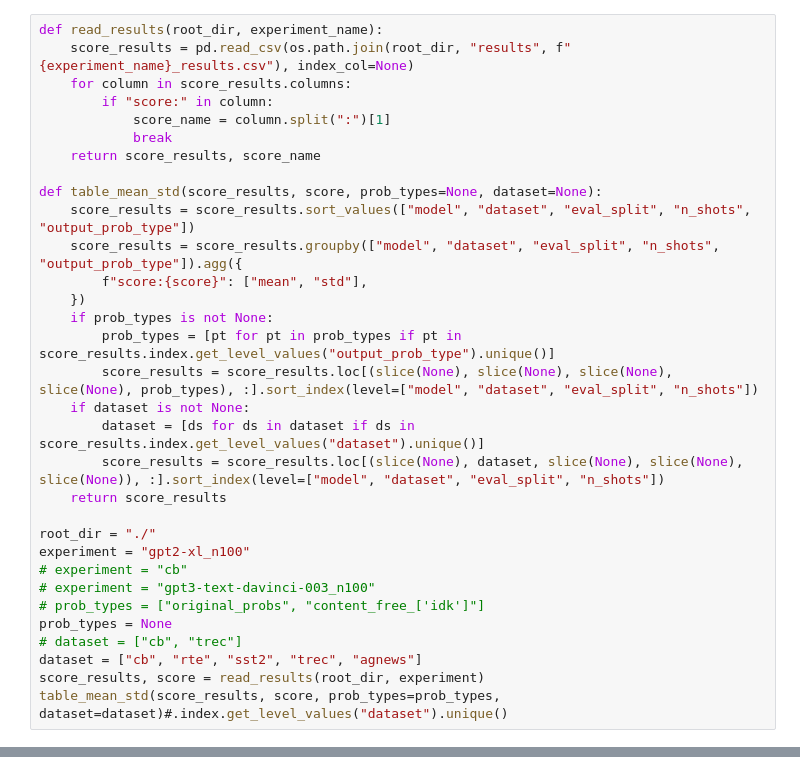
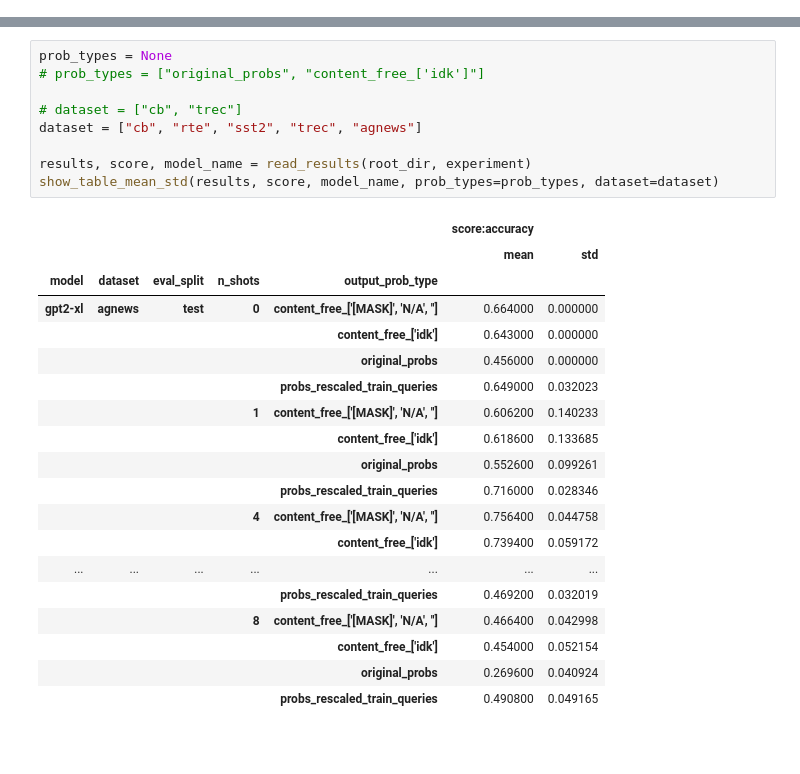
Before and after one commit to LautaroEst/efficient-reestimation, a Jupyter notebook: tables.ipynb, the cells around one changed output, grey strips where cells are left out. Saved outputs shown, nothing was run; the diff lists cells and outputs as text; blank space fills up the shorter version.

```diff
--- a/tables.ipynb
+++ b/tables.ipynb
@@ -7,32 +0,0 @@ import numpy as np
-# %%
-def read_results(root_dir, experiment_name):
-    score_results = pd.read_csv(os.path.join(root_dir, "results", f"{experiment_name}_results.csv"), index_col=None)
-    for column in score_results.columns:
-        if "score:" in column:
-            score_name = column.split(":")[1]
-            break
-    return score_results, score_name
-
-def table_mean_std(score_results, score, prob_types=None, dataset=None):
-    score_results = score_results.sort_values(["model", "dataset", "eval_split", "n_shots", "output_prob_type"])
-    score_results = score_results.groupby(["model", "dataset", "eval_split", "n_shots", "output_prob_type"]).agg({
-        f"score:{score}": ["mean", "std"],
-    })
-    if prob_types is not None:
-        prob_types = [pt for pt in prob_types if pt in score_results.index.get_level_values("output_prob_type").unique()]
-        score_results = score_results.loc[(slice(None), slice(None), slice(None), slice(None), prob_types), :].sort_index(level=["model", "dataset", "eval_split", "n_shots"])
-    if dataset is not None:
-        dataset = [ds for ds in dataset if ds in score_results.index.get_level_values("dataset").unique()]
-        score_results = score_results.loc[(slice(None), dataset, slice(None), slice(None), slice(None)), :].sort_index(level=["model", "dataset", "eval_split", "n_shots"])
-    return score_results
-
-root_dir = "./"
-experiment = "gpt2-xl_n100"
-# experiment = "cb"
-# experiment = "gpt3-text-davinci-003_n100"
-# prob_types = ["original_probs", "content_free_['idk']"]
-prob_types = None
-# dataset = ["cb", "trec"]
-dataset = ["cb", "rte", "sst2", "trec", "agnews"]
-score_results, score = read_results(root_dir, experiment)
-table_mean_std(score_results, score, prob_types=prob_types, dataset=dataset)#.index.get_level_values("dataset").unique()
@@ -92,0 +13,29 @@ cb
+# %%
+prob_types = None
+# prob_types = ["original_probs", "content_free_['idk']"]
+
+# dataset = ["cb", "trec"]
+dataset = ["cb", "rte", "sst2", "trec", "agnews"]
+
+results, score, model_name = read_results(root_dir, experiment)
+show_table_mean_std(results, score, model_name, prob_types=prob_types, dataset=dataset)
+# %% [output]
+|  |  |  |  |  | score:accuracy |  |
+|  |  |  |  |  | mean | std |
+| model | dataset | eval_split | n_shots | output_prob_type |  |  |
+| gpt2-xl | agnews | test | 0 | content_free_['[MASK]', 'N/A', ''] | 0.664000 | 0.000000 |
+|  |  |  |  | content_free_['idk'] | 0.643000 | 0.000000 |
+|  |  |  |  | original_probs | 0.456000 | 0.000000 |
+|  |  |  |  | probs_rescaled_train_queries | 0.649000 | 0.032023 |
+|  |  |  | 1 | content_free_['[MASK]', 'N/A', ''] | 0.606200 | 0.140233 |
+|  |  |  |  | content_free_['idk'] | 0.618600 | 0.133685 |
+|  |  |  |  | original_probs | 0.552600 | 0.099261 |
+|  |  |  |  | probs_rescaled_train_queries | 0.716000 | 0.028346 |
+|  |  |  | 4 | content_free_['[MASK]', 'N/A', ''] | 0.756400 | 0.044758 |
+|  |  |  |  | content_free_['idk'] | 0.739400 | 0.059172 |
+| ... | ... | ... | ... | ... | ... | ... |
+|  |  |  |  | probs_rescaled_train_queries | 0.469200 | 0.032019 |
+|  |  |  | 8 | content_free_['[MASK]', 'N/A', ''] | 0.466400 | 0.042998 |
+|  |  |  |  | content_free_['idk'] | 0.454000 | 0.052154 |
+|  |  |  |  | original_probs | 0.269600 | 0.040924 |
+|  |  |  |  | probs_rescaled_train_queries | 0.490800 | 0.049165 |
```
Also changed, not shown: parts of 4 cells of this notebook, 30 other files.
